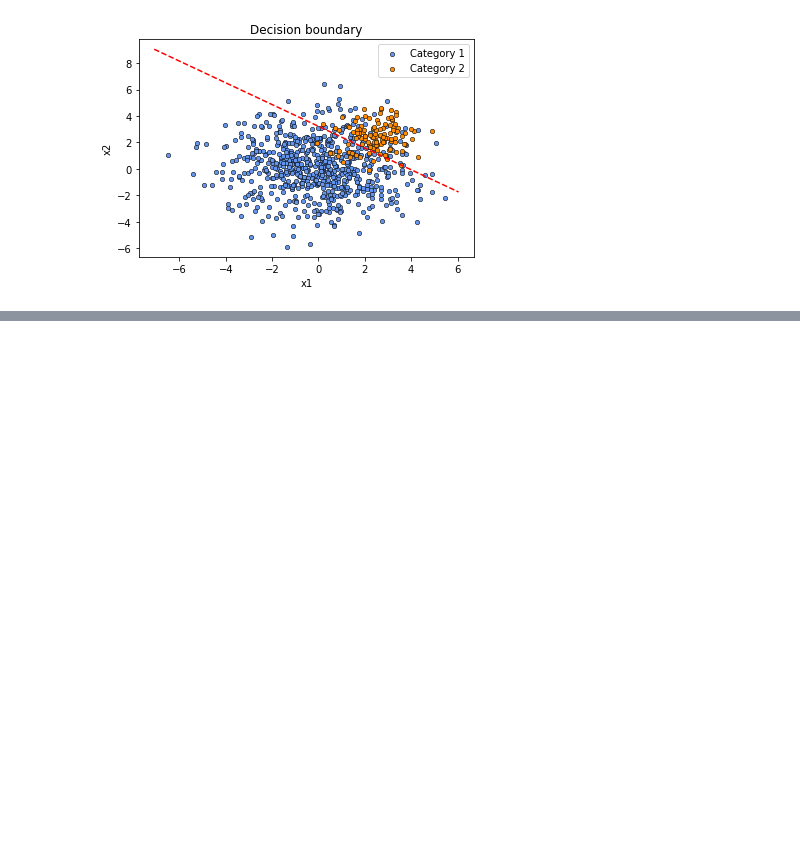
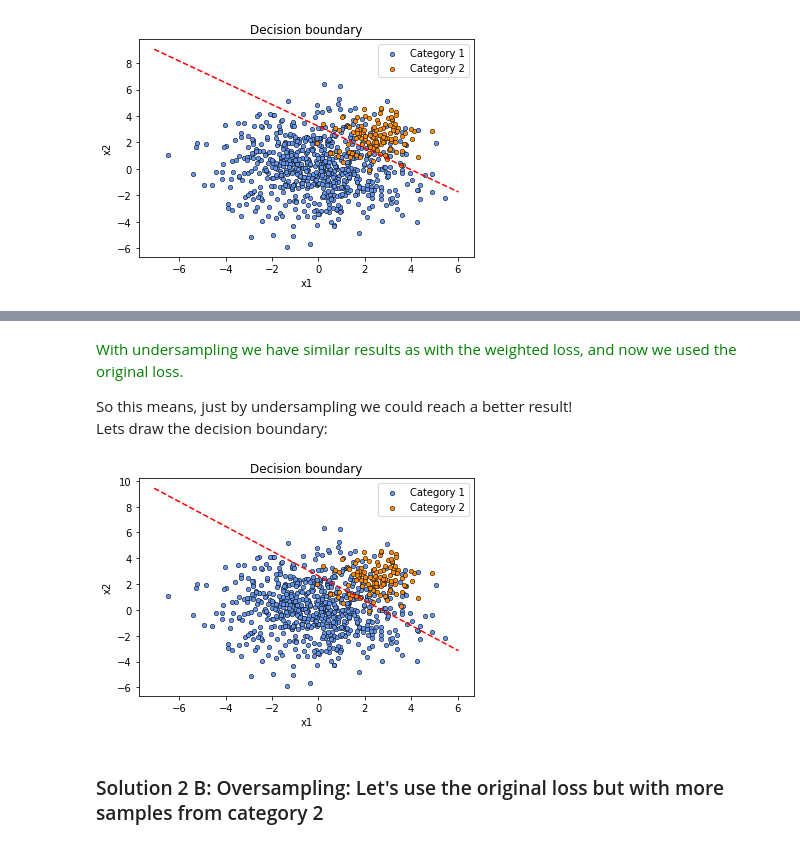
Before and after one commit to mike576/notenoughdata, a Jupyter notebook: Not_Enough_Data.ipynb, the cells around one changed output, grey strips where cells are left out. Drawn from its saved outputs; the diff is of its cells as text; code cells hidden in the pictures; blank space fills up the shorter version.

Commit message:
adding solution undersampling

```diff
--- a/Not_Enough_Data.ipynb
+++ b/Not_Enough_Data.ipynb
@@ -24,8 +24,8 @@ minority_class_flag=1.0
 def generate_data(num_majority_class,num_minority_class):
     np.random.seed(42)
     # multiply by 2 to have higher variance!
-    x1=np.random.standard_normal(num_majority_class)*2
-    x2=np.random.standard_normal(num_majority_class)*2
+    x1=np.random.standard_normal(num_majority_class)*2.0
+    x2=np.random.standard_normal(num_majority_class)*2.0
     xdata=pd.DataFrame(data=[x1,x2]).transpose()
     xdata=xdata.rename(index=str, columns={0: "x1", 1: "x2"})
     xdata['category']=majority_class_flag
@@ -135,7 +135,7 @@ hinge_loss_svm=tf.add(class_term,tf.multiply(alpha,w_norm))
 ### Lets train on our data
 # %%
 
-def train(loss_candidate,x_train,y_train,y_weights=None):
+def train(loss_candidate,x_train,y_train,x_eval,y_weights=None):
     learning_rate=0.015
     optimizer = tf.train.GradientDescentOptimizer(learning_rate)
     train_step = optimizer.minimize(loss_candidate)
@@ -184,7 +184,7 @@ def train(loss_candidate,x_train,y_train,y_weights=None):
     return final_slope,final_intercept,eval_predictions
 
 # lets use our predefined hinge loss for the training.
-final_slope,final_intercept,eval_predictions=train(hinge_loss_svm,x_train,y_train)
+final_slope,final_intercept,eval_predictions=train(hinge_loss_svm,x_train,y_train,x_eval)
 # %% [output]
 loss: [259.58282] slope: -1.8259685 intercept: 0.21836054 W 22.927094 41.86415 b 5.0063725
 loss: [39.72075] slope: -1.7630723 intercept: 0.79915774 W 8.540832 15.058104 b 6.8254714
@@ -311,0 +315,13 @@ show_decision_boundary(final_slope,final_intercept)
+# %%
+undersampled_data=xdata[xdata['category']==majority_class_flag].sample(n=num_minority_class,random_state=42)
+undersampled_data=undersampled_data.append(xdata[xdata['category']==minority_class_flag])
+
+data=undersampled_data.copy()
+y=data.pop('category')
+X=data
+x_train_u, x_eval_u, y_train_u, y_eval_u = train_test_split(X,y,test_size=0.3, random_state = 42)
+# %%
+
+# the original eval set is used for predictions!
+# using the original loss!
+final_slope,final_intercept,eval_predictions=train(hinge_loss_svm,x_train_u,y_train_u,x_eval)
@@ -311,0 +359,10 @@ show_decision_boundary(final_slope,final_intercept)
+# %% [markdown]
+<p style="color:green">With undersampling we have similar results as with the weighted loss, and now we used the original loss. </p>
+So this means, just by undersampling we could reach a better result!<br/>
+Lets draw the decision boundary:
+# %%
+show_decision_boundary(final_slope,final_intercept)
+# %% [output]
+[figure, added]
+# %% [markdown]
+### Solution 2 B: Oversampling: Let's use the original loss but with more samples from category 2
```
Also changed, not shown: parts of 6 cells of this notebook.
